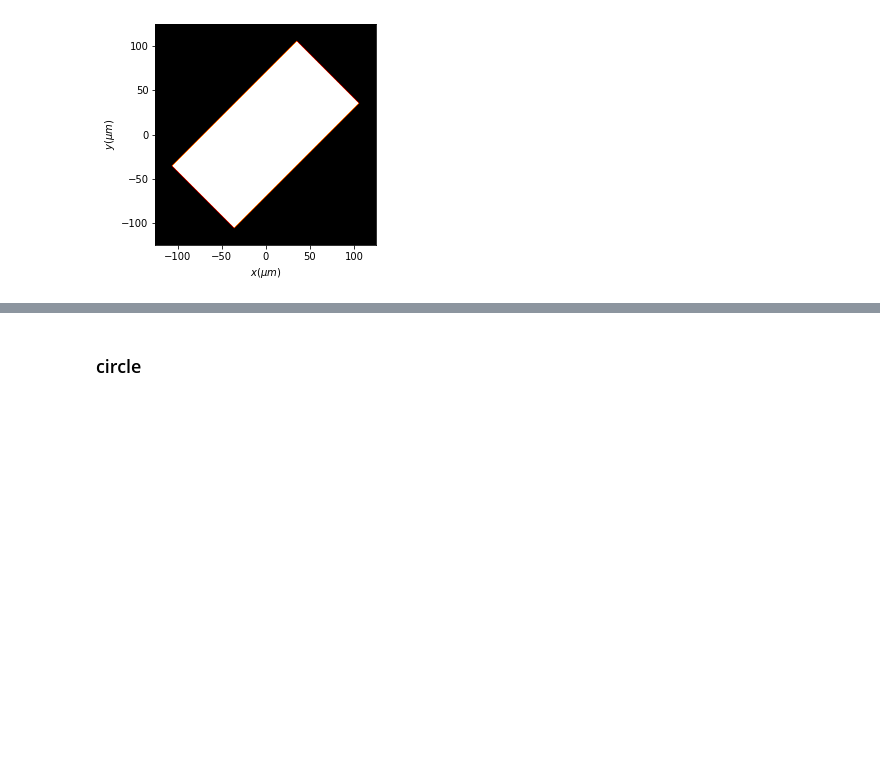
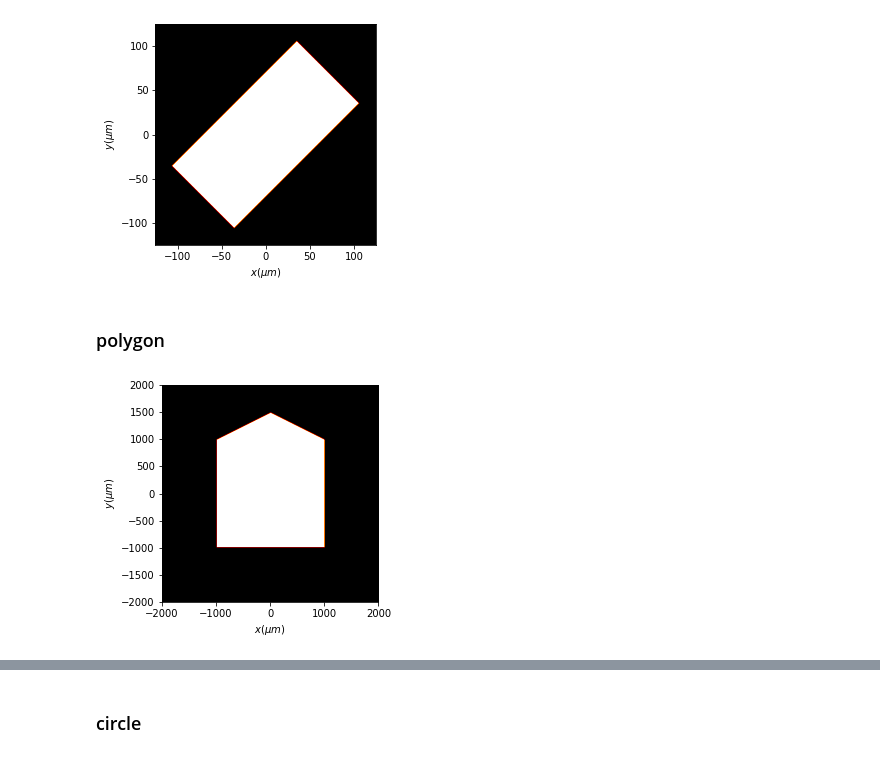
Before and after one commit to aocg-ucm/diffractio, a Jupyter notebook: docs/source/tutorial_scalar/scalar_XY/masks_xy.ipynb, the cells around one changed output, grey strips where cells are left out. Saved outputs shown, nothing was run; the diff lists cells and outputs as text; code cells hidden in the pictures; blank space fills up the shorter version.

Commit message:
add examples and masks

```diff
--- a/docs/source/tutorial_scalar/scalar_XY/masks_xy.ipynb
+++ b/docs/source/tutorial_scalar/scalar_XY/masks_xy.ipynb
@@ -174,3 +173,22 @@ t1.square(r0=(0 * um, 0 * um), size=(200 * um, 100 * um), angle=45 * degrees)
 t1.draw(kind="intensity")
 # %% [output]
 [figure]
+# %% [markdown]
+### polygon
+# %%
+length = 4*mm
+x0 = np.linspace(-length / 2, length / 2, 512)
+y0 = np.linspace(-length / 2, length / 2, 512)
+wavelength = 0.6328 * um
+
+t = Scalar_mask_XY(x0, y0, wavelength)
+
+vertices = np.array([(-1* mm , -1 * mm),
+                     (1 * mm, -1 * mm),
+                     (1 * mm, 1 * mm),
+                     (0 * mm, 1.5 * mm),
+                     (-1 * mm, 1 * mm)])
+t.polygon(vertices)
+t.draw()
+# %% [output]
+[figure, added]
```
Also changed, not shown: parts of 10 cells of this notebook, 10 other files.
